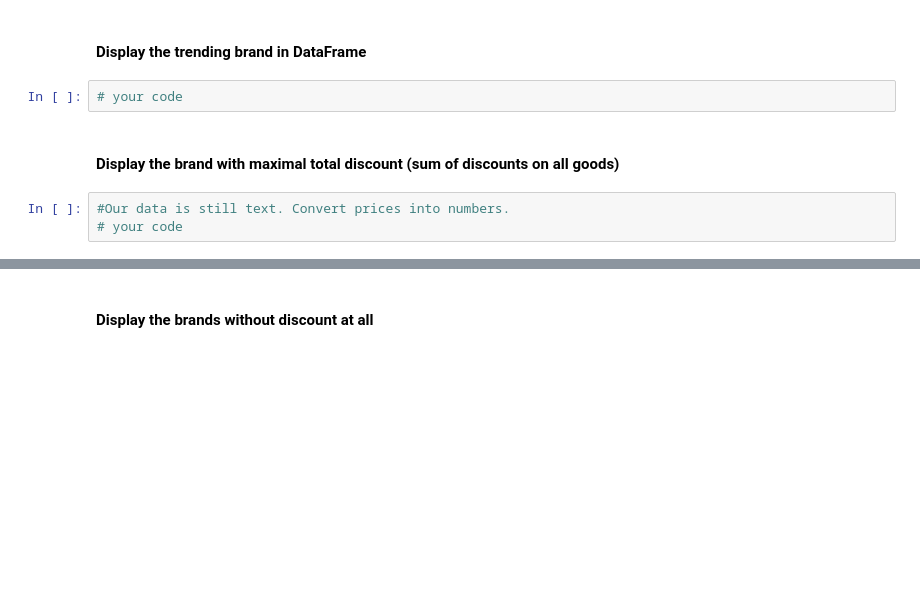
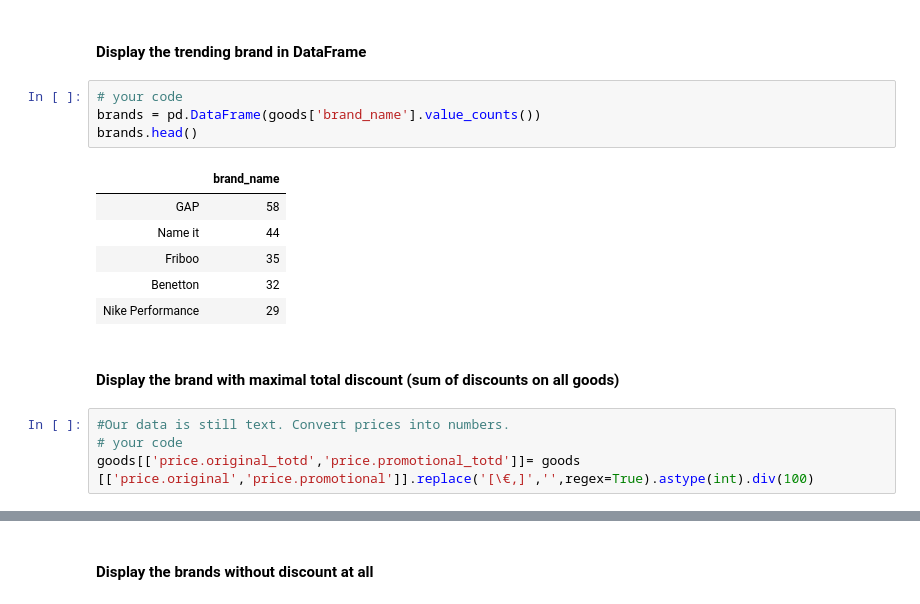
Before and after one commit to ta-datapt-bcn/lab-parsing-API-data, a Jupyter notebook: your-code/guided-lesson.ipynb, the cells around one changed output, grey strips where cells are left out. Saved outputs shown, nothing was run; the diff lists cells and outputs as text; blank space fills up the shorter version.

```diff
--- a/your-code/guided-lesson.ipynb
+++ b/your-code/guided-lesson.ipynb
@@ -111,9 +165,19 @@ for i in range(page_count):
 # %% [markdown]
 #### Display the trending brand in DataFrame
-# %%
-# your code
+# %%
+# your code
+brands = pd.DataFrame(goods['brand_name'].value_counts())
+brands.head()
+# %% [output]
+|  | brand_name |
+| GAP | 58 |
+| Name it | 44 |
+| Friboo | 35 |
+| Benetton | 32 |
+| Nike Performance | 29 |
 # %% [markdown]
 #### Display the brand with maximal total discount (sum of discounts on all goods)
 # %%
 #Our data is still text. Convert prices into numbers.
 # your code
+goods[['price.original_totd','price.promotional_totd']]= goods [['price.original','price.promotional']].replace('[\€,]','',regex=True).astype(int).div(100)
```
Also changed, not shown: parts of 9 cells of this notebook.
